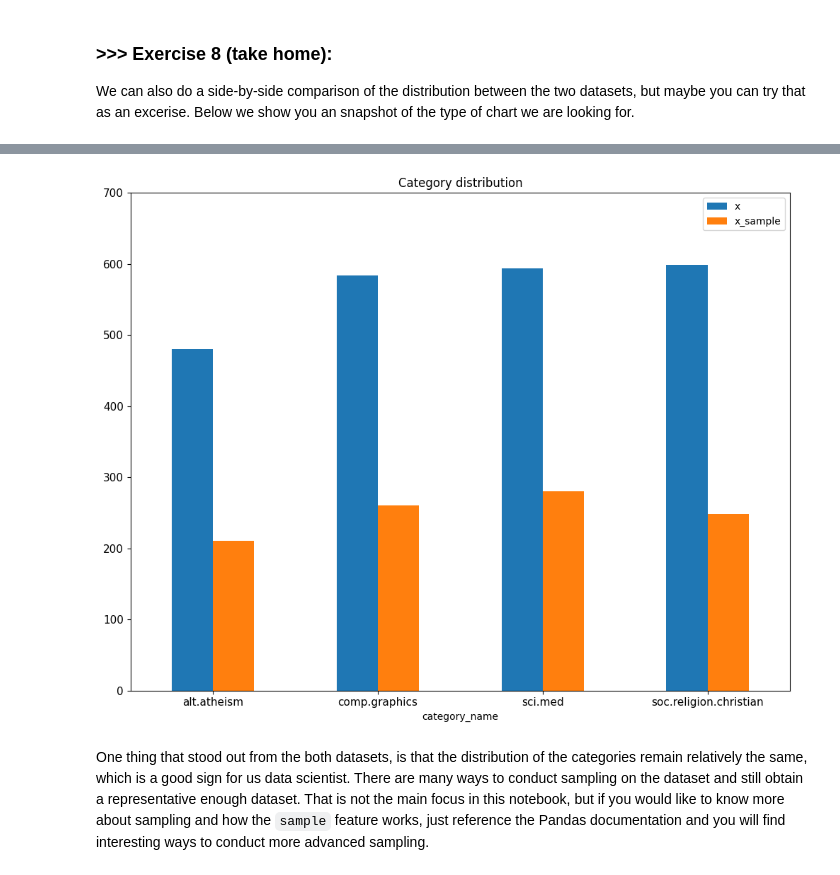
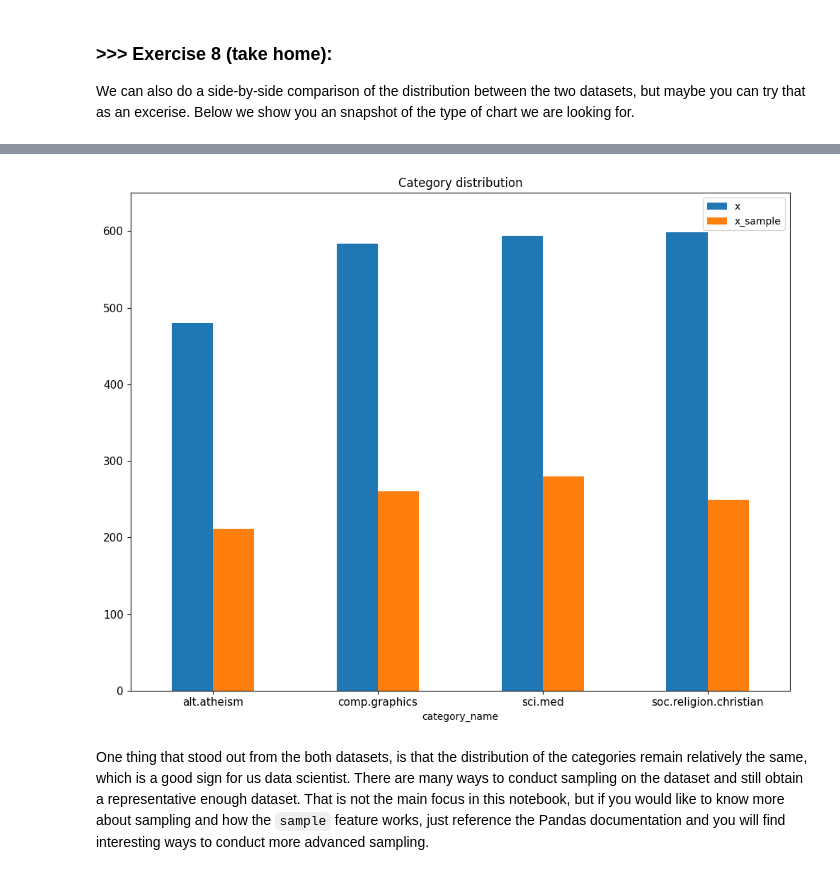
Before and after one commit to joylin0123/DM2024-Lab1-Master, a Jupyter notebook: DM2024-Lab1-Master.ipynb, the cells around one changed output, grey strips where cells are left out. Drawn from its saved outputs; the diff is of its cells as text; code cells hidden in the pictures.

```diff
--- a/DM2024-Lab1-Master.ipynb
+++ b/DM2024-Lab1-Master.ipynb
@@ -762,7 +762,7 @@ Name: count, dtype: int64
 [figure]
 # %%
 print(X_sample.category_name.value_counts())
-plt.style.use('Solarize_Light2')
+plt.style.use('default')
 # plot barchart for X_sample
 X_sample.category_name.value_counts().plot(kind = 'bar',
                                            title = 'Category distribution',
@@ -808,25 +808,23 @@ We can also do a side-by-side comparison of the distribution between the two dat
 # %% [markdown]
 ![alt txt](https://i.imgur.com/9eO431H.png)
 # %%
-# Get value counts for both datasets
 x_counts = X.category_name.value_counts()
 x_sample_counts = X_sample.category_name.value_counts()
 
 df_counts = pd.DataFrame({
     'x': x_counts,
     'x_sample': x_sample_counts
 })
 
 df_counts.plot(kind='bar',
                title='Category distribution',
-               ylim=[0, 700],
+               ylim=[0, 650],
                rot=0, fontsize=11, figsize=(10, 8))
 
-# Show the plot
 plt.tight_layout()
 plt.show()
 # %% [output]
-[figure, old version]
+[figure, new version]
 # %% [markdown]
 One thing that stood out from the both datasets, is that the distribution of the categories remain relatively the same, which is a good sign for us data scientist. There are many ways to conduct sampling on the dataset and still obtain a representative enough dataset. That is not the main focus in this notebook, but if you would like to know more about sampling and how the `sample` feature works, just reference the Pandas documentation and you will find interesting ways to conduct more advanced sampling.
 # %% [markdown]
```
Also changed, not shown: parts of 4 cells of this notebook.
